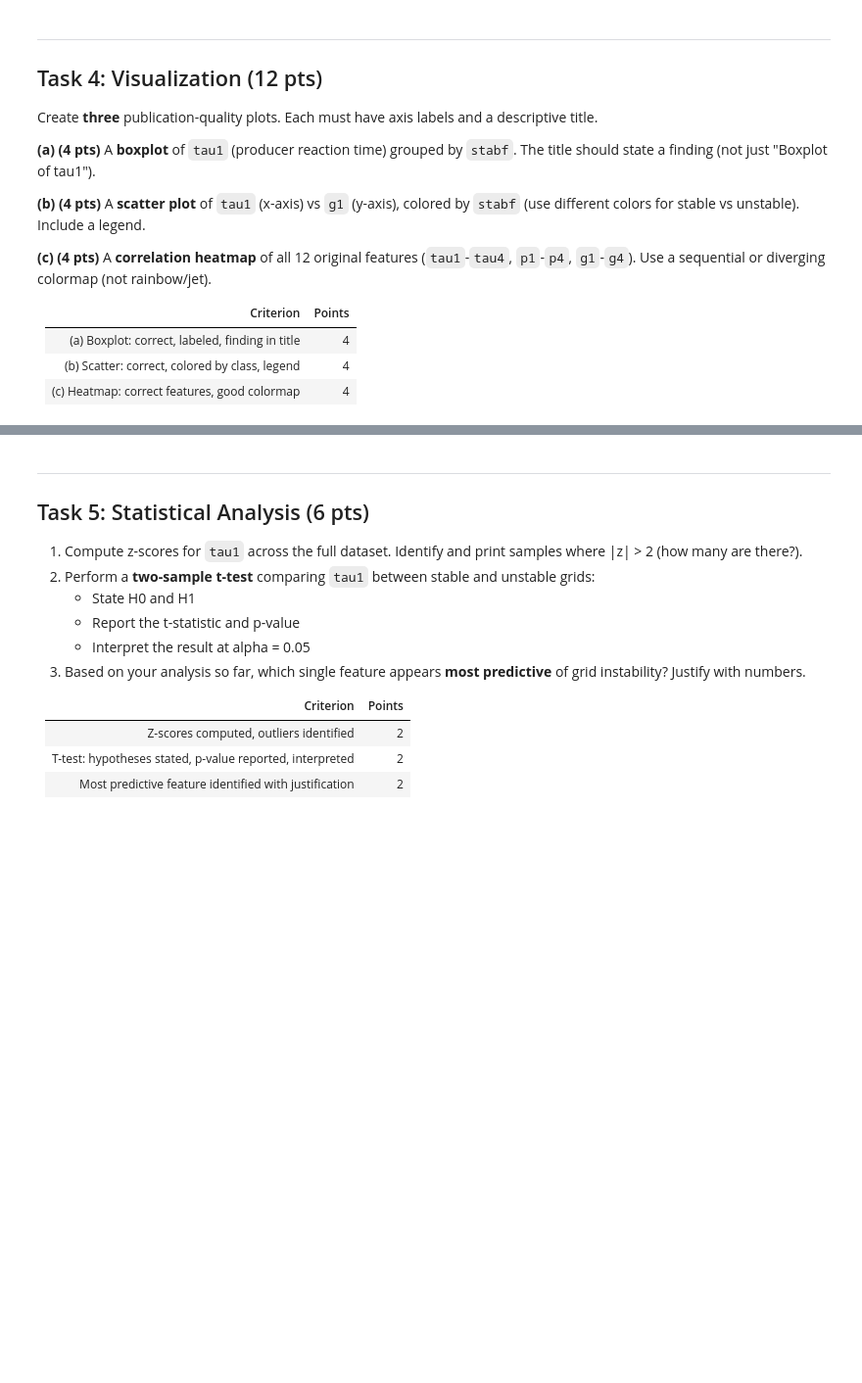
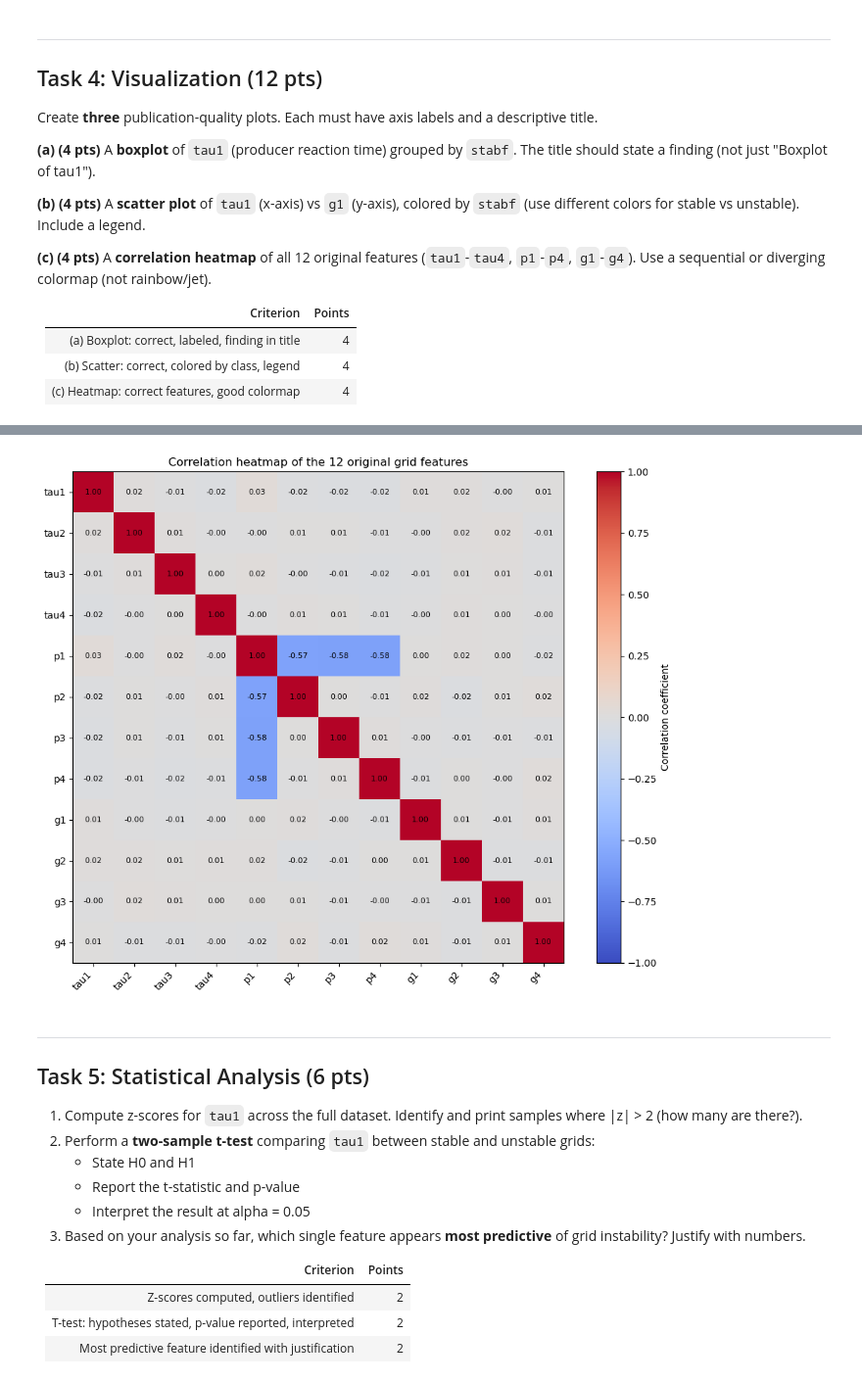
Before and after one commit to boralitost/CE49X, a Jupyter notebook: midterm/Part2_Coding_Exercise.ipynb, the cells around one changed output, grey strips where cells are left out. Shown at 98% size. Cells and saved outputs as stored; diff of their text form; code cells hidden in the pictures; blank space fills up the shorter version.

```diff
--- a/midterm/Part2_Coding_Exercise.ipynb
+++ b/midterm/Part2_Coding_Exercise.ipynb
@@ -167,5 +409,25 @@ Create **three** publication-quality plots. Each must have axis labels and a des
 # %%
-# (c) Correlation heatmap of 12 original features
+corr_matrix = df[original_features].corr()
+
+fig, ax = plt.subplots(figsize=(10, 8))
+im = ax.imshow(corr_matrix, cmap="coolwarm", vmin=-1, vmax=1)
+
+ax.set_xticks(range(len(original_features)))
+ax.set_xticklabels(original_features, rotation=45, ha="right")
+ax.set_yticks(range(len(original_features)))
+ax.set_yticklabels(original_features)
+ax.set_title("Correlation heatmap of the 12 original grid features")
+
+for i in range(len(original_features)):
+    for j in range(len(original_features)):
+        ax.text(j, i, f"{corr_matrix.iloc[i, j]:.2f}", ha="center", va="center", color="black", fontsize=8)
+
+cbar = plt.colorbar(im, ax=ax)
+cbar.set_label("Correlation coefficient")
+plt.tight_layout()
+plt.show()
+# %% [output]
+[figure, added]
 # %% [markdown]
 ---
 ## Task 5: Statistical Analysis (6 pts)
```
Also changed, not shown: parts of 18 cells of this notebook.
